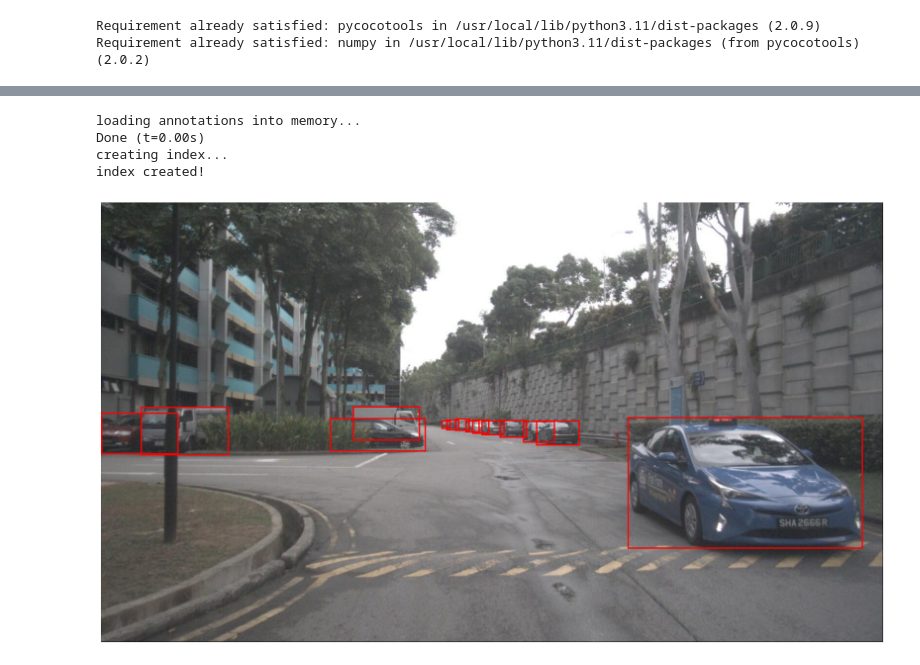
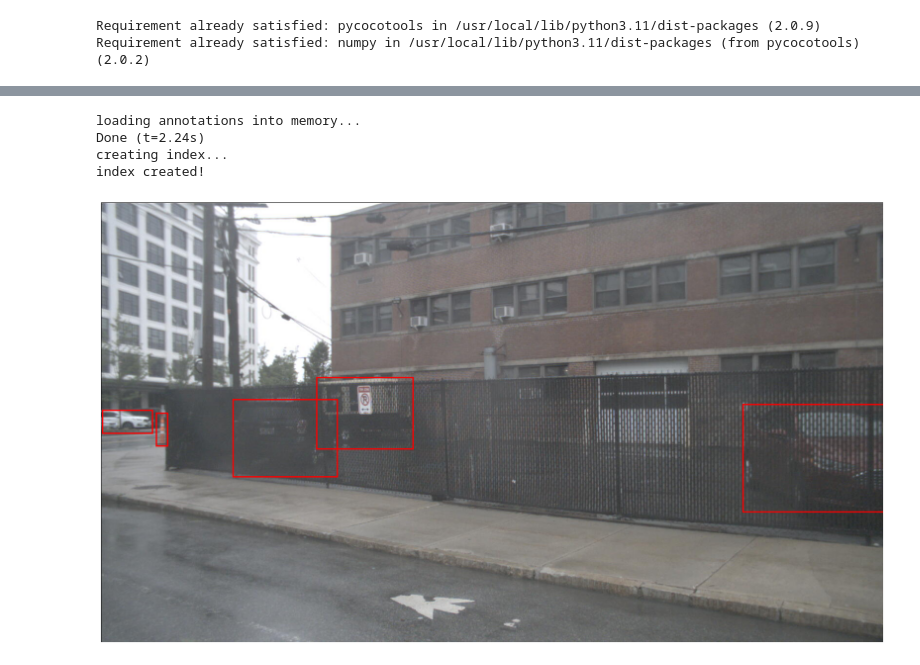
Before and after one commit to mgemaakbar/AACV, a Jupyter notebook: detr_data_prep.ipynb, the cells around one changed output, grey strips where cells are left out. Drawn from its saved outputs; the diff is of its cells as text; code cells hidden in the pictures.

Commit message:
randomize image for bbox ttest

```diff
--- a/detr_data_prep.ipynb
+++ b/detr_data_prep.ipynb
@@ -147,41 +150,43 @@ import matplotlib.pyplot as plt
 import matplotlib.patches as patches
 import cv2
 import os
+import random
 
 ann_file = '/content/val.json'
 img_dir = '/content/val/'
 
 coco = COCO(ann_file)
 
-img_id = coco.getImgIds()[0]
+imgIds = coco.getImgIds()
+img_id = imgIds[random.randint(1, len(imgIds)-1)]
 img_info = coco.loadImgs(img_id)[0]
 img_path = os.path.join(img_dir, img_info['file_name'])
 
 img = cv2.imread(img_path)
 img = cv2.cvtColor(img, cv2.COLOR_BGR2RGB)
 
 ann_ids = coco.getAnnIds(imgIds=img_id)
 anns = coco.loadAnns(ann_ids)
 
 dpi = 100
 height, width = img.shape[:2]
 figsize = (width / dpi, height / dpi)
 
 fig, ax = plt.subplots(1, figsize=figsize, dpi=dpi)
 ax.imshow(img)
 
 for ann in anns:
     x, y, w, h = ann['bbox']
     rect = patches.Rectangle((x, y), w, h, linewidth=2,
                              edgecolor='r', facecolor='none')
     ax.add_patch(rect)
 
 ax.axis('off')
 plt.tight_layout(pad=0)
 plt.show()
 # %% [output]
 loading annotations into memory...
-Done (t=0.00s)
+Done (t=2.24s)
 creating index...
 index created!
-[figure, old version]
+[figure, new version]
```
Also changed, not shown: parts of 3 cells of this notebook.
